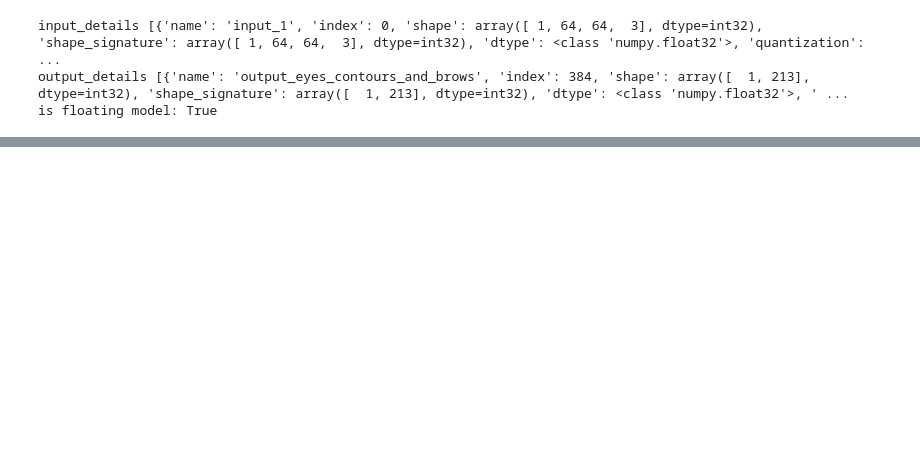
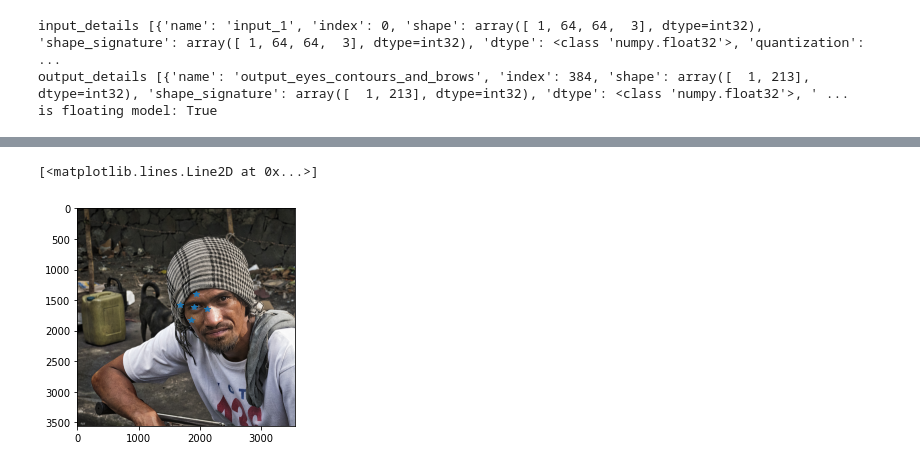
Before and after one commit to furkanyilmaz75/stackoverflow, a Jupyter notebook: mediapipe_iris_2d_landmarks.ipynb, the cells around one changed output, grey strips where cells are left out. Cells and saved outputs as stored; diff of their text form; code cells hidden in the pictures; blank space fills up the shorter version.

```diff
--- a/mediapipe_iris_2d_landmarks.ipynb
+++ b/mediapipe_iris_2d_landmarks.ipynb
@@ -83,0 +122,11 @@ output eye landmarks x [0.35117516 0.38272172 0.41699478 0.4609751  0.523182   0
+# %%
+img = cv2.resize(image_cropped, (64, 64))[np.newaxis, :, :, :]
+img = (np.float32(img) - 0.0) / 255.0  # normalization (specified in tflite_converter_calculator, not in model card)
+# %%
+#img = (np.float32(img) - 0.0) / 255.0 # normalization (specified in tflite_converter_calculator, not in model card)
+interpreter.set_tensor(input_details[0]['index'], img)
+
+interpreter.invoke()
+
+output_eyes = interpreter.get_tensor(output_details[0]['index'])[0]
+output_iris = interpreter.get_tensor(output_details[1]['index'])[0]
@@ -83,0 +139,7 @@ output eye landmarks x [0.35117516 0.38272172 0.41699478 0.4609751  0.523182   0
+# %%
+# cropped image
+plt.imshow(image_cropped)
+plt.plot(output_iris[::3]/64.0*image_cropped.shape[0], (1-output_iris[1::3]/64.0)*image_cropped.shape[1], '*')
+# %% [output]
+[<matplotlib.lines.Line2D at 0x...>]
+[figure, added]
```
Also changed, not shown: parts of 12 cells of this notebook.
